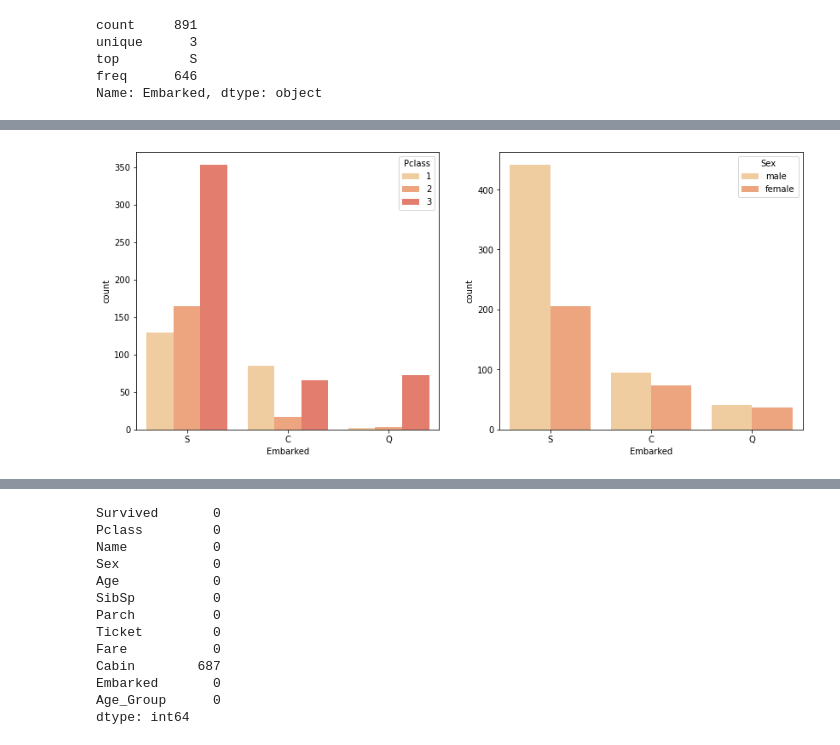
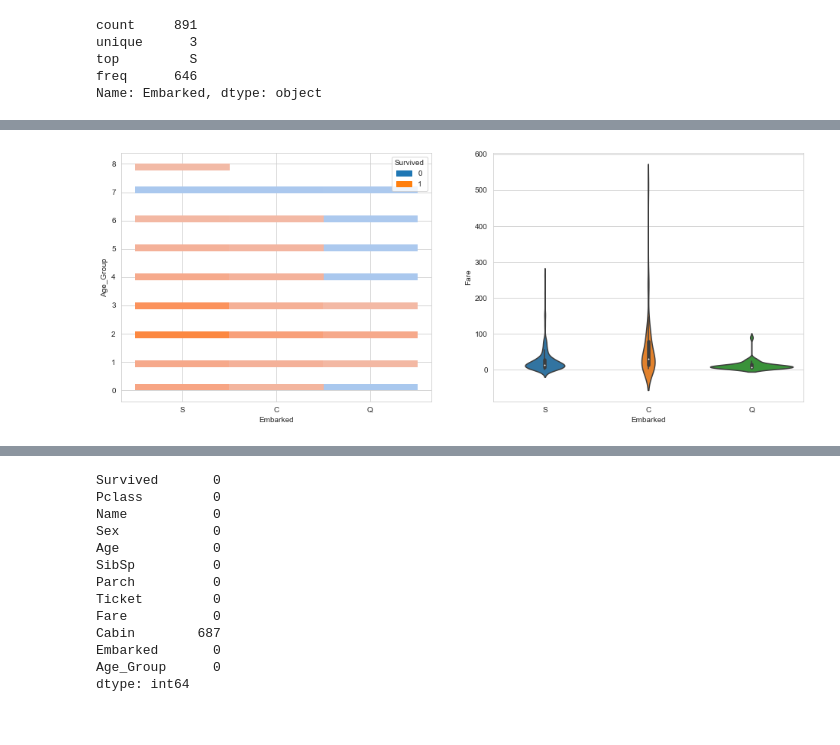
Before and after one commit to piyushmohan01/Exploratory-Data-Analysis, a Jupyter notebook: Titanic-Dataset/EDA-TitanicDataset.ipynb, the cells around one changed output, grey strips where cells are left out. Saved outputs shown, nothing was run; the diff lists cells and outputs as text; code cells hidden in the pictures.

```diff
--- a/Titanic-Dataset/EDA-TitanicDataset.ipynb
+++ b/Titanic-Dataset/EDA-TitanicDataset.ipynb
@@ -5,4 +7,5 @@ import matplotlib.pyplot as plt
 import seaborn as sns
 
 %matplotlib inline
-sns.set_palette("magma_r", n_colors=9)
+sns.set_style("whitegrid")
+# sns.set_palette("magma_r", n_colors=9)
@@ -172,3 +225,0 @@ Median Age :  28.0
-# %%
-train['Age'].fillna(train['Age'].median(), inplace=True)
-train['Age'].isna().sum()
@@ -176,0 +226,11 @@ train['Age'].isna().sum()
+# %%
+fig, ax = plt.subplots(1, 2, figsize=(14, 4))
+sns.heatmap(train.isnull(), yticklabels=False, cmap='vlag', center=0, ax=ax[0])
+
+print("ageMedian value :", int(train['Age'].median()))
+print("Replacing NAN ageValues with ageMedian...")
+train['Age'].fillna(int(train['Age'].median()), inplace=True)
+print("train['Age'] NAN value count :", train['Age'].isna().sum())
+
+sns.heatmap(train.isnull(), yticklabels=False, cmap='vlag', center=0, ax=ax[1])
+plt.show()
@@ -258,7 +334,8 @@ Name: Embarked, dtype: object
 # %%
-fig, ax = plt.subplots(1, 2, figsize=(14, 6))
-sns.countplot(x='Embarked', hue='Pclass', data=train, ax=ax[0])
-sns.countplot(x='Embarked', hue='Sex', data=train, ax=ax[1])
+fig, ax = plt.subplots(1, 2, figsize=(16, 6))
+# sns.boxenplot(x='Embarked', y='Age_Group', hue='Survived', data=train, ax=ax[0])
+sns.histplot(x='Embarked', y='Age_Group', hue='Survived', data=train, ax=ax[0])
+sns.violinplot(x='Embarked', y='Fare', data=train, ax=ax[1])
 plt.show()
 # %% [output]
-[figure, old version]
+[figure, new version]
```
Also changed, not shown: parts of 75 cells of this notebook.
